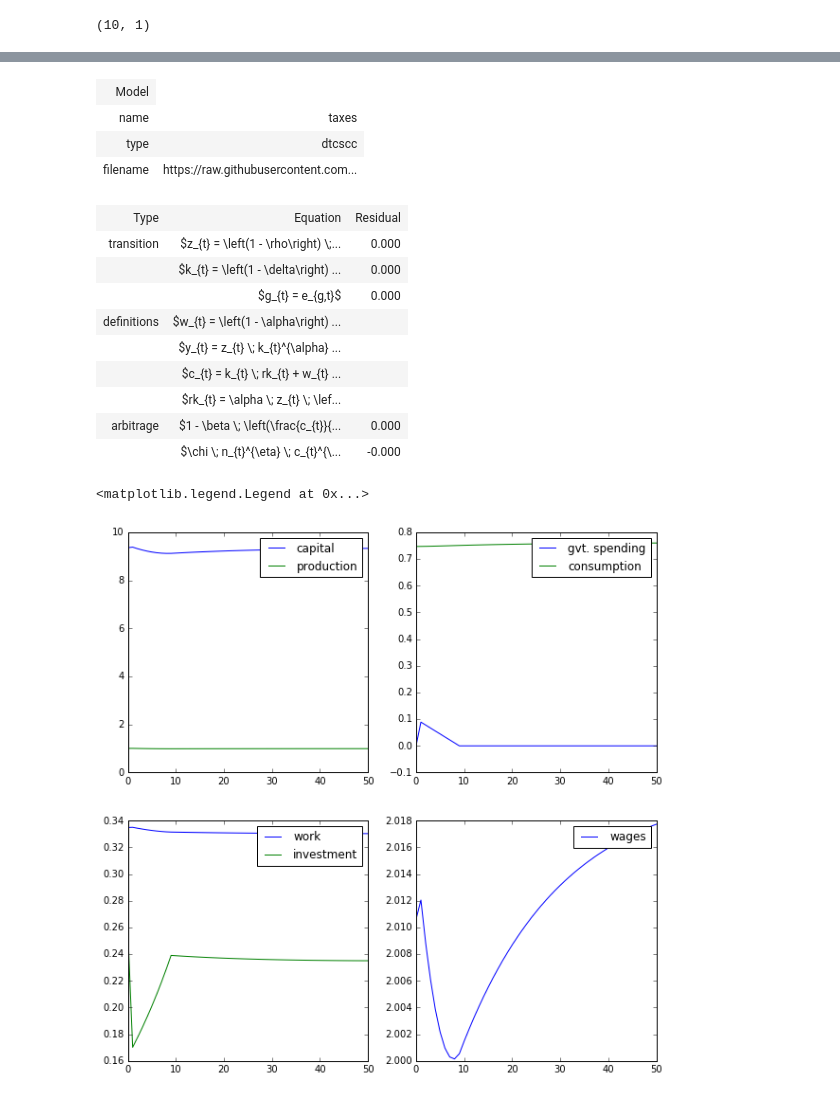
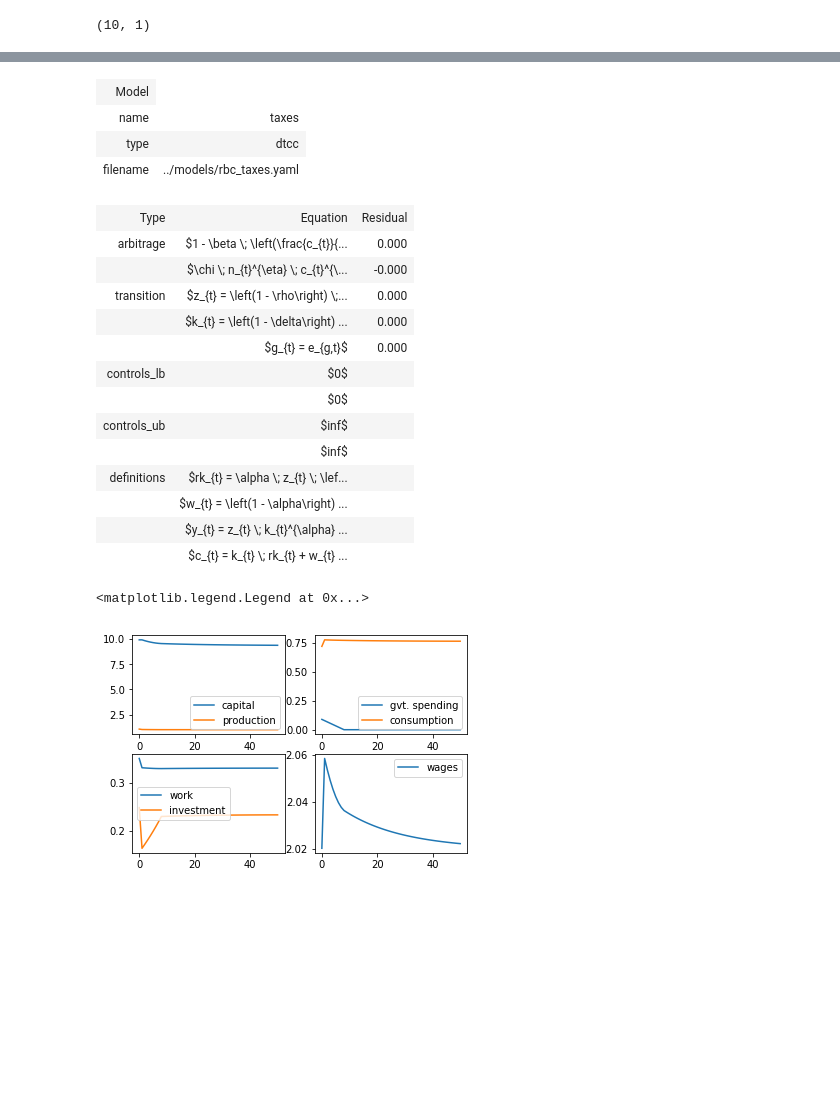
Before and after one commit to EconForge/dolo.py, a Jupyter notebook: examples/notebooks/rbc_perfect_foresight.ipynb, the cells around one changed output, grey strips where cells are left out. Saved outputs shown, nothing was run; the diff lists cells and outputs as text; code cells hidden in the pictures; blank space fills up the shorter version.

Commit message:
Some fixes in the examples notebooks.

```diff
--- a/examples/notebooks/rbc_perfect_foresight.ipynb
+++ b/examples/notebooks/rbc_perfect_foresight.ipynb
@@ -5,6 +4,6 @@ Populating the interactive namespace from numpy and matplotlib
 # %%
 from dolo import *
 # %%
-filename =  'https://raw.githubusercontent.com/EconForge/dolo/master/examples/models/compat/rbc_taxes.yaml'
+filename =  '../models/rbc_taxes.yaml'
 # %%
 model = yaml_import(filename)
@@ -78,35 +78,39 @@ model
 # %% [output]
 | Model |
 | name | taxes |
-| type | dtcscc |
-| filename | https://raw.githubusercontent.com... |
+| type | dtcc |
+| filename | ../models/rbc_taxes.yaml |
 | Type | Equation | Residual |
+| arbitrage | $1 - \beta \; \left(\frac{c_{t}}{... | 0.000 |
+|  | $\chi \; n_{t}^{\eta} \; c_{t}^{\... | -0.000 |
 | transition | $z_{t} = \left(1 - \rho\right) \;... | 0.000 |
 |  | $k_{t} = \left(1 - \delta\right) ... | 0.000 |
 |  | $g_{t} = e_{g,t}$ | 0.000 |
-| definitions | $w_{t} = \left(1 - \alpha\right) ... |  |
+| controls_lb | $0$ |  |
+|  | $0$ |  |
+| controls_ub | $inf$ |  |
+|  | $inf$ |  |
+| definitions | $rk_{t} = \alpha \; z_{t} \; \lef... |  |
+|  | $w_{t} = \left(1 - \alpha\right) ... |  |
 |  | $y_{t} = z_{t} \; k_{t}^{\alpha} ... |  |
 |  | $c_{t} = k_{t} \; rk_{t} + w_{t} ... |  |
-|  | $rk_{t} = \alpha \; z_{t} \; \lef... |  |
-| arbitrage | $1 - \beta \; \left(\frac{c_{t}}{... | 0.000 |
-|  | $\chi \; n_{t}^{\eta} \; c_{t}^{\... | -0.000 |
 # %%
-figsize(10,10)
-subplot(221)
-plot(sim['k'], label='capital')
-plot(sim['y'], label='production')
-legend()
-subplot(222)
-plot(sim['g'], label='gvt. spending')
-plot(sim['c'], label='consumption')
-legend()
-subplot(223)
-plot(sim['n'], label='work')
-plot(sim['i'], label='investment')
-legend()
-subplot(224)
-plot(sim['w'], label='wages')
-legend()
+plt.plot(figsize=(10,10))
+plt.subplot(221)
+plt.plot(sim['k'], label='capital')
+plt.plot(sim['y'], label='production')
+plt.legend()
+plt.subplot(222)
+plt.plot(sim['g'], label='gvt. spending')
+plt.plot(sim['c'], label='consumption')
+plt.legend()
+plt.subplot(223)
+plt.plot(sim['n'], label='work')
+plt.plot(sim['i'], label='investment')
+plt.legend()
+plt.subplot(224)
+plt.plot(sim['w'], label='wages')
+plt.legend()
 # %% [output]
 <matplotlib.legend.Legend at 0x...>
-[figure, old version]
+[figure, new version]
```
Also changed, not shown: parts of 7 cells of this notebook, 2 other files.
